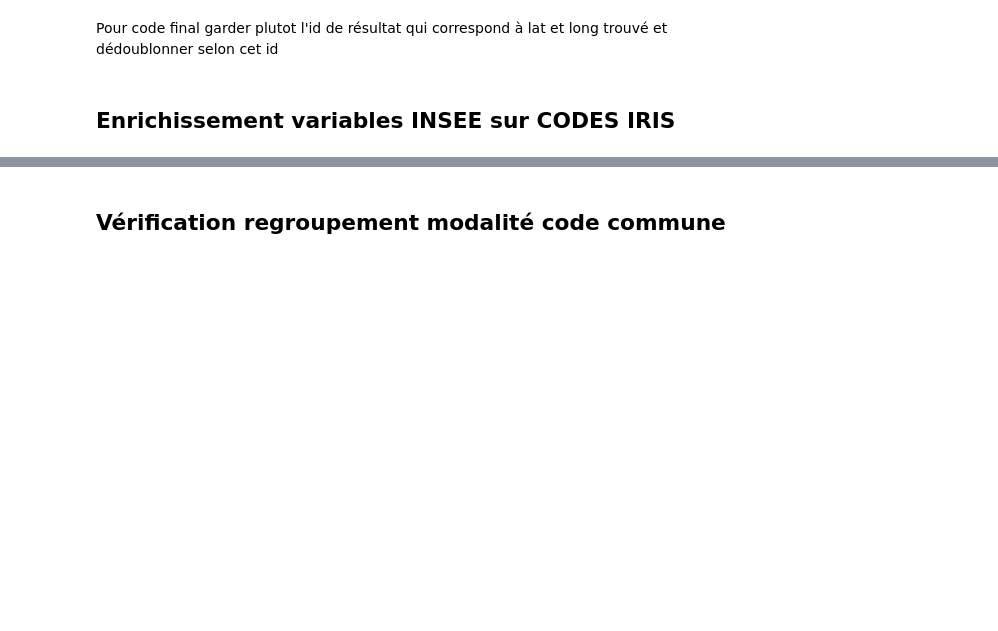
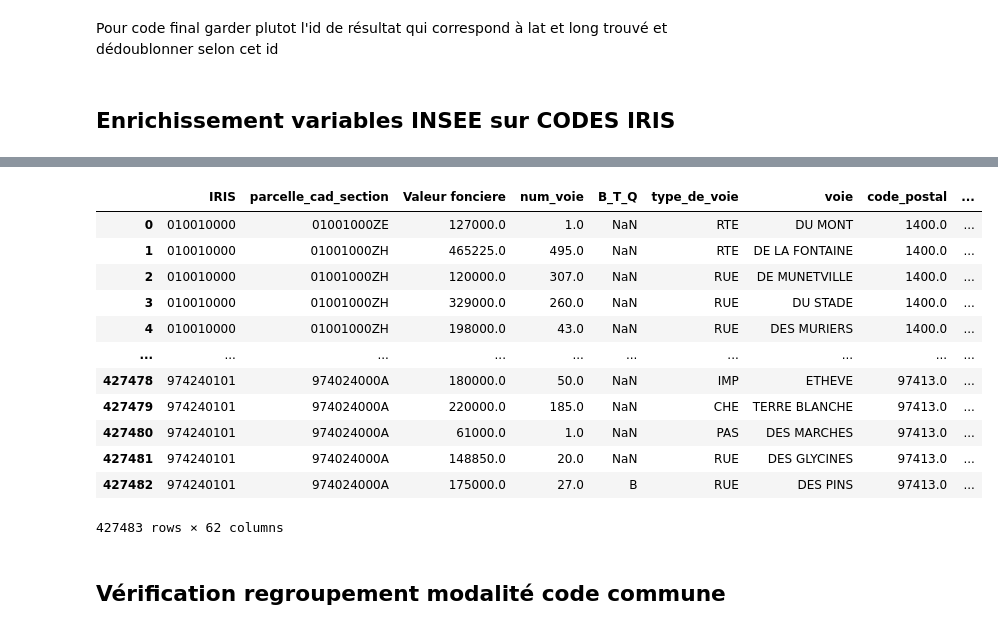
Before and after one commit to PierreBeylard/house_prediction, a Jupyter notebook: notebooks/test_notebook.ipynb, the cells around one changed output, grey strips where cells are left out. Drawn from its saved outputs; the diff is of its cells as text; code cells hidden in the pictures; blank space fills up the shorter version.

```diff
--- a/notebooks/test_notebook.ipynb
+++ b/notebooks/test_notebook.ipynb
@@ -824,2 +987,5 @@ df= pd.read_csv('IRIS_STATS_INSEE.csv', sep='|', index_col=0)
+# %%
+df = df.merge(df_stat, left_on='IRIS', right_on='IRIS',
+          suffixes=('_left', '_right'),  how='left')
 # %%
 df
@@ -839,0 +1187,14 @@ df
+# %%
+df = Preprocessing(df).feature_generation()
+
+df = Preprocessing(df).zscore()
+#df = Preprocessing(df).zscore()
+
+df,categorical_features, numerical_features, X_train, X_test, y_train, y_test  = Preprocessing(df).split_x_y()
+
+numerical_pipeline = make_pipeline(KNNImputer(n_neighbors=3), MinMaxScaler())
+categorical_pipeline = make_pipeline(OneHotEncoder(handle_unknown="ignore"))
+preprocessor = make_column_transformer(
+            (numerical_pipeline, numerical_features),
+            (categorical_pipeline, categorical_features))
+model = make_pipeline(preprocessor, LinearRegression())
@@ -839,0 +1327,12 @@ df
+# %%
+df= pd.read_csv('aggregatedfile_houses_dep_WITH_IRIS_STATS.csv', sep='|', index_col=0, dtype= {
+"num_voie" : np.float32
+,"type_de_voie": object
+,"voie":  object
+,"commune": object
+,"clean_code_commune": object
+,"clean_code_departement" : object
+,"IRIS": object
+,"LAB_IRIS" : object
+,"Taux_RP" : np.float32
+,"parcelle_cad_section" : object })
@@ -839,0 +1607,14 @@ df
+# %%
+df = Preprocessing(df).feature_generation()
+
+df = Preprocessing(df).zscore()
+#df = Preprocessing(df).zscore()
+
+df,categorical_features, numerical_features, X_train, X_test, y_train, y_test  = Preprocessing(df).split_x_y()
+
+numerical_pipeline = make_pipeline(KNNImputer(n_neighbors=3), MinMaxScaler())
+categorical_pipeline = make_pipeline(OneHotEncoder(handle_unknown="ignore"))
+preprocessor = make_column_transformer(
+            (numerical_pipeline, numerical_features),
+            (categorical_pipeline, categorical_features))
+model = make_pipeline(preprocessor, LinearRegression())
@@ -839,0 +1653,16 @@ df
+# %%
+df
+# %% [output]
+|  | IRIS | parcelle_cad_section | Valeur fonciere | num_voie | B_T_Q | type_de_voie | voie | code_postal | ... |
+| 0 | 010010000 | 01001000ZE | 127000.0 | 1.0 | NaN | RTE | DU MONT | 1400.0 | ... |
+| 1 | 010010000 | 01001000ZH | 465225.0 | 495.0 | NaN | RTE | DE LA FONTAINE | 1400.0 | ... |
+| 2 | 010010000 | 01001000ZH | 120000.0 | 307.0 | NaN | RUE | DE MUNETVILLE | 1400.0 | ... |
+| 3 | 010010000 | 01001000ZH | 329000.0 | 260.0 | NaN | RUE | DU STADE | 1400.0 | ... |
+| 4 | 010010000 | 01001000ZH | 198000.0 | 43.0 | NaN | RUE | DES MURIERS | 1400.0 | ... |
+| ... | ... | ... | ... | ... | ... | ... | ... | ... | ... |
+| 427478 | 974240101 | 974024000A | 180000.0 | 50.0 | NaN | IMP | ETHEVE | 97413.0 | ... |
+| 427479 | 974240101 | 974024000A | 220000.0 | 185.0 | NaN | CHE | TERRE BLANCHE | 97413.0 | ... |
+| 427480 | 974240101 | 974024000A | 61000.0 | 1.0 | NaN | PAS | DES MARCHES | 97413.0 | ... |
+| 427481 | 974240101 | 974024000A | 148850.0 | 20.0 | NaN | RUE | DES GLYCINES | 97413.0 | ... |
+| 427482 | 974240101 | 974024000A | 175000.0 | 27.0 | B | RUE | DES PINS | 97413.0 | ... |
+427483 rows × 62 columns
```
Also changed, not shown: parts of 53 cells of this notebook, 1 other file.
